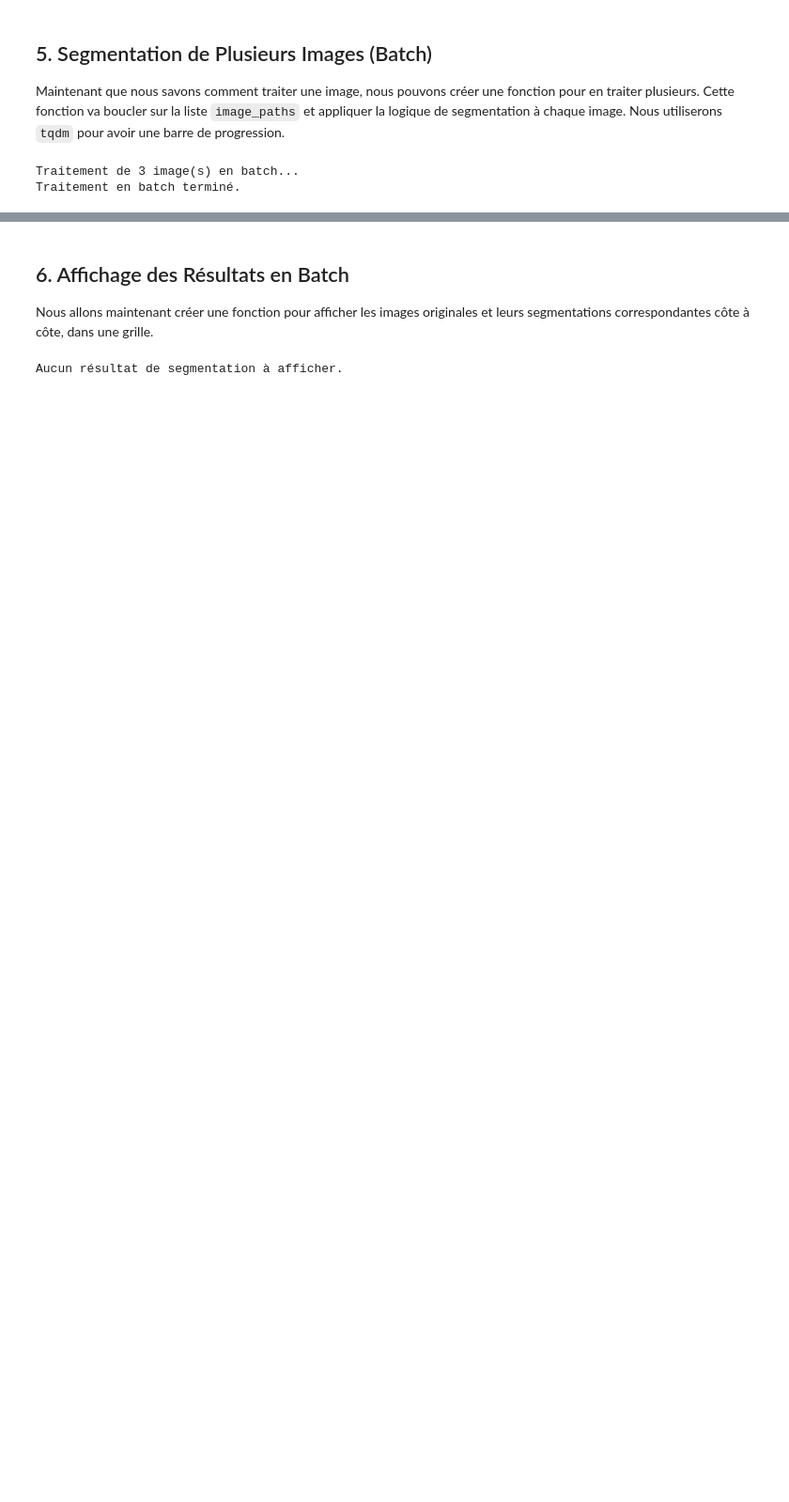
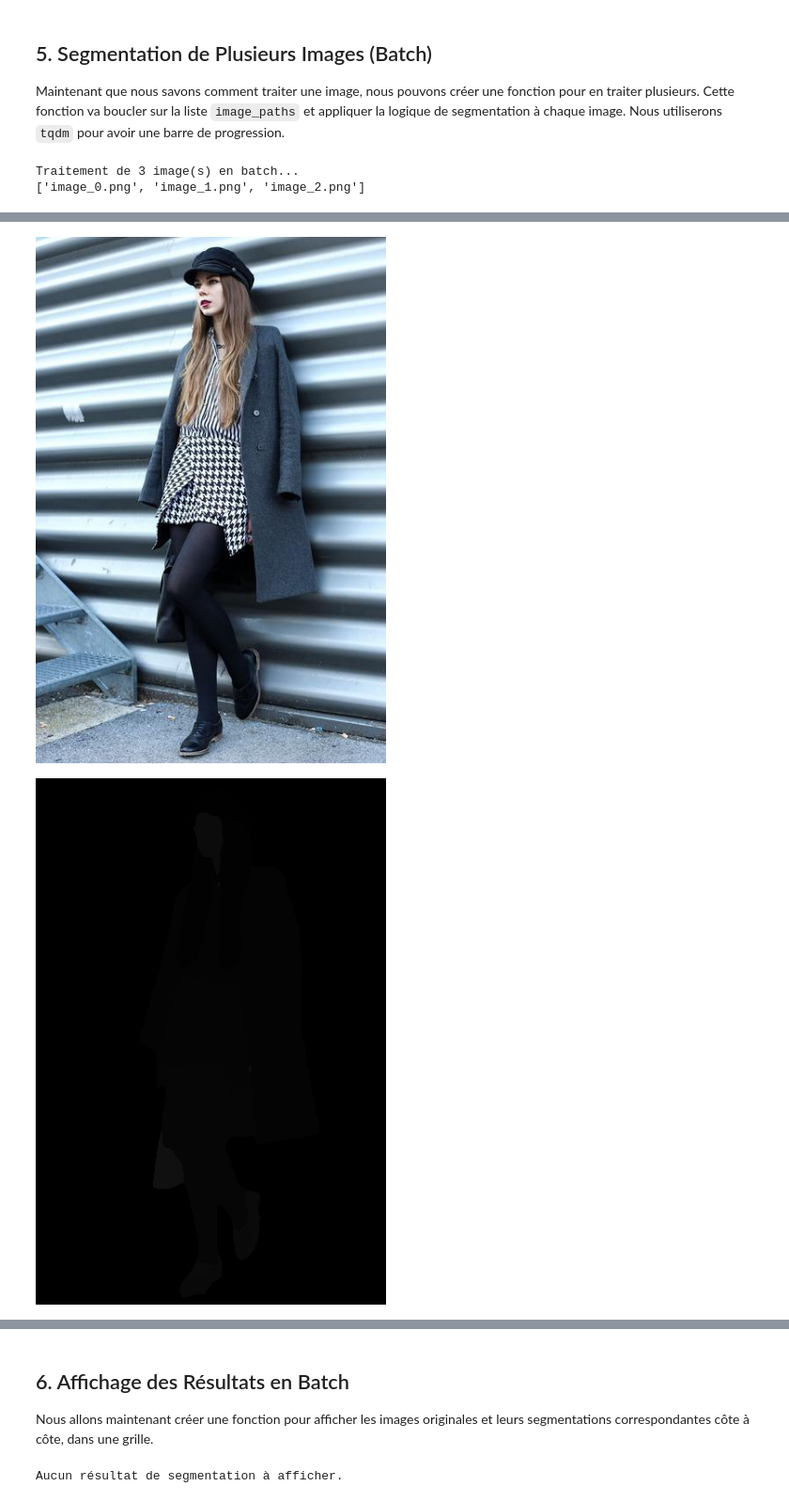
Before and after one commit to aurelienlozes/Exercice---Requetez-des-services-IA, a Jupyter notebook: huggingface_api_cloth_seg.ipynb, the cells around one changed output, grey strips where cells are left out. Shown at 94% size. Drawn from its saved outputs; the diff is of its cells as text; code cells hidden in the pictures; blank space fills up the shorter version.

Commit message:
Traitement de plusieurs images

```diff
--- a/huggingface_api_cloth_seg.ipynb
+++ b/huggingface_api_cloth_seg.ipynb
@@ -282,6 +282,8 @@ def get_image_segmentation(image_name):
             display(Image.fromarray(original_image))
             display(Image.fromarray(combined_mask))
 
+            return combined_mask, results
+
     except requests.exceptions.Timeout:
         print("Erreur : Le serveur a mis trop de temps à répondre (Timeout). Réessayez dans un instant.")
     except Exception as e:
@@ -302,32 +304,44 @@ Maintenant que nous savons comment traiter une image, nous pouvons créer une fo
 Cette fonction va boucler sur la liste `image_paths` et appliquer la logique de segmentation à chaque image.
 Nous utiliserons `tqdm` pour avoir une barre de progression.
 # %%
-def segment_images_batch(list_of_image_paths):
+import time
+
+def segment_images_batch(list_of_image_names):
     """
     Segmente une liste d'images en utilisant l'API Hugging Face.
 
     Args:
-        list_of_image_paths (list): Liste des chemins vers les images.
+        list_of_image_names (list): Liste des noms des images.
 
     Returns:
         list: Liste des masques de segmentation (tableaux NumPy).
               Contient None si une image n'a pas pu être traitée.
     """
+    print(list_of_image_names)
     batch_segmentations = []
 
     # N'oubliez pas de mettre une pause entre chaque appel API !
 
+    for img_name in tqdm(list_of_image_names):
+        print(img_name)
+        try:
+            mask, _ = get_image_segmentation(img_name)
+            batch_segmentations.append(mask)
+        except Exception as e:
+            print(f"Erreur lors du traitement de {img_name} : {e}")
+            batch_segmentations.append(None)  # Ajouter None pour les images qui n'ont pas pu être traitées
+        time.sleep(2)  # Pause de 2 secondes entre les appels pour éviter de surcharger l'API
 
     return batch_segmentations
 
-# Appeler la fonction pour segmenter les images listées dans image_paths
-if image_paths:
-    print(f"\nTraitement de {len(image_paths)} image(s) en batch...")
-    batch_seg_results = segment_images_batch(image_paths)
+# Appeler la fonction pour segmenter les images listées dans image_names
+if image_names:
+    print(f"\nTraitement de {len(image_names)} image(s) en batch...")
+    batch_seg_results = segment_images_batch(image_names)
     print("Traitement en batch terminé.")
 else:
     batch_seg_results = []
     print("Aucune image à traiter en batch.")
 # %% [output]
 Traitement de 3 image(s) en batch...
-Traitement en batch terminé.
+['image_0.png', 'image_1.png', 'image_2.png']
@@ -333,0 +364,2 @@ Traitement en batch terminé.
+[figure, added]
+[figure, added]
```
Also changed, not shown: parts of 2 cells of this notebook.
